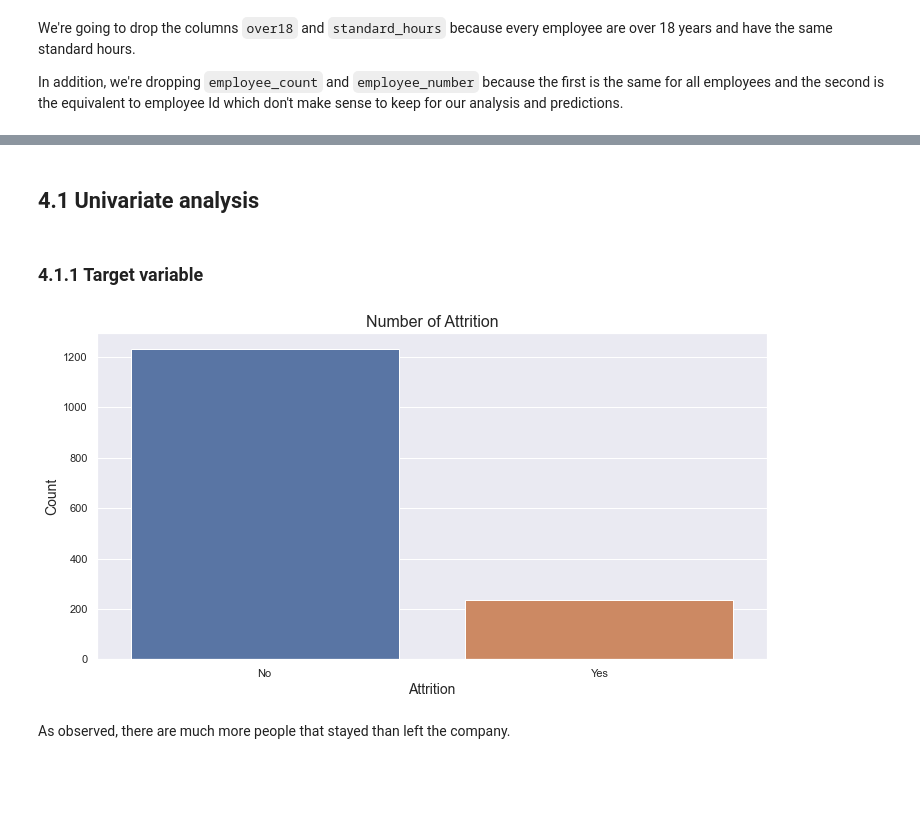
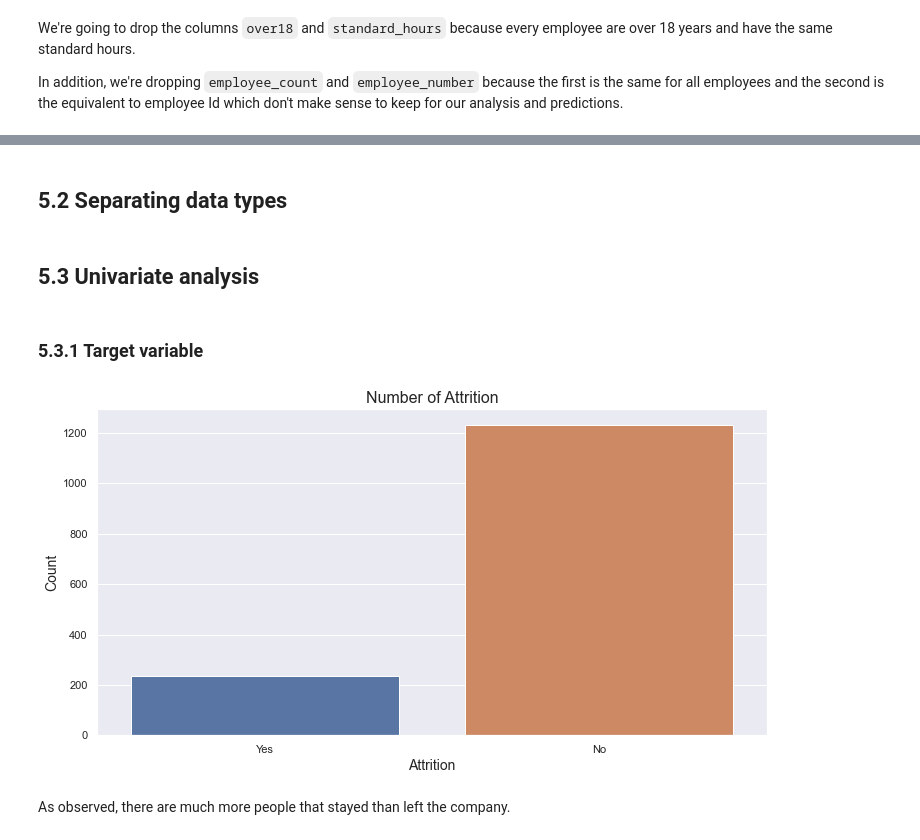
Before and after one commit to brunokatekawa/PeopleAnalytics_Turnover, a Jupyter notebook: People_Analytics_Turnover_bk.ipynb, the cells around one changed output, grey strips where cells are left out. Drawn from its saved outputs; the diff is of its cells as text; code cells hidden in the pictures; blank space fills up the shorter version.

```diff
--- a/People_Analytics_Turnover_bk.ipynb
+++ b/People_Analytics_Turnover_bk.ipynb
@@ -639,0 +685,5 @@ df2 = df1.copy()
+# %%
+# loads data set
+df_employee = pd.read_csv('data/Human_Resources_fe.csv')
+# %% [markdown]
+## 5.2 Separating data types
@@ -640,2 +696,2 @@ df2 = df1.copy()
 # %% [markdown]
-## 4.1 Univariate analysis
+## 5.3 Univariate analysis
@@ -646,24 +698,21 @@ df2['attrition'] = df2['attrition'].apply(lambda x: 1 if x == 'Yes' else 0)
 # %% [markdown]
-### 4.1.1 Target variable
+### 5.3.1 Target variable
 # %%
 # plots count
-ax = sns.countplot(df2['attrition'])
+ax = sns.countplot(x=df_employee['attrition'])
 
 # sets the figure size in inches
 ax.figure.set_size_inches(12, 6)
 
 # set plot features
 ax.set_title("Number of Attrition", fontsize=16)
 ax.set_ylabel("Count", fontsize=14)
 ax.set_xlabel("Attrition", fontsize=14)
 
-# set xticks labels
-plt.xticks([0, 1], ['No', 'Yes'])
-
 # displays plot
 plt.show()
 # %% [output]
-[figure, old version]
+[figure, new version]
 # %% [markdown]
 As observed, there are much more people that stayed than left the company.
 # %%
```
Also changed, not shown: parts of 356 cells of this notebook, 20 other files.
